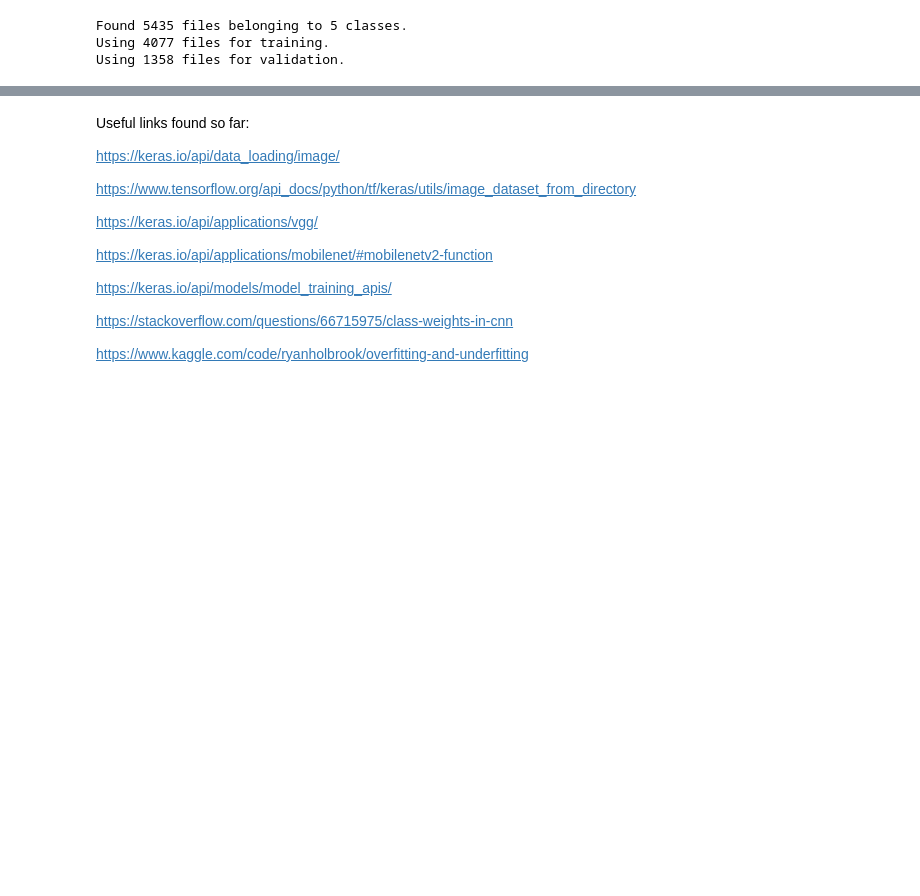
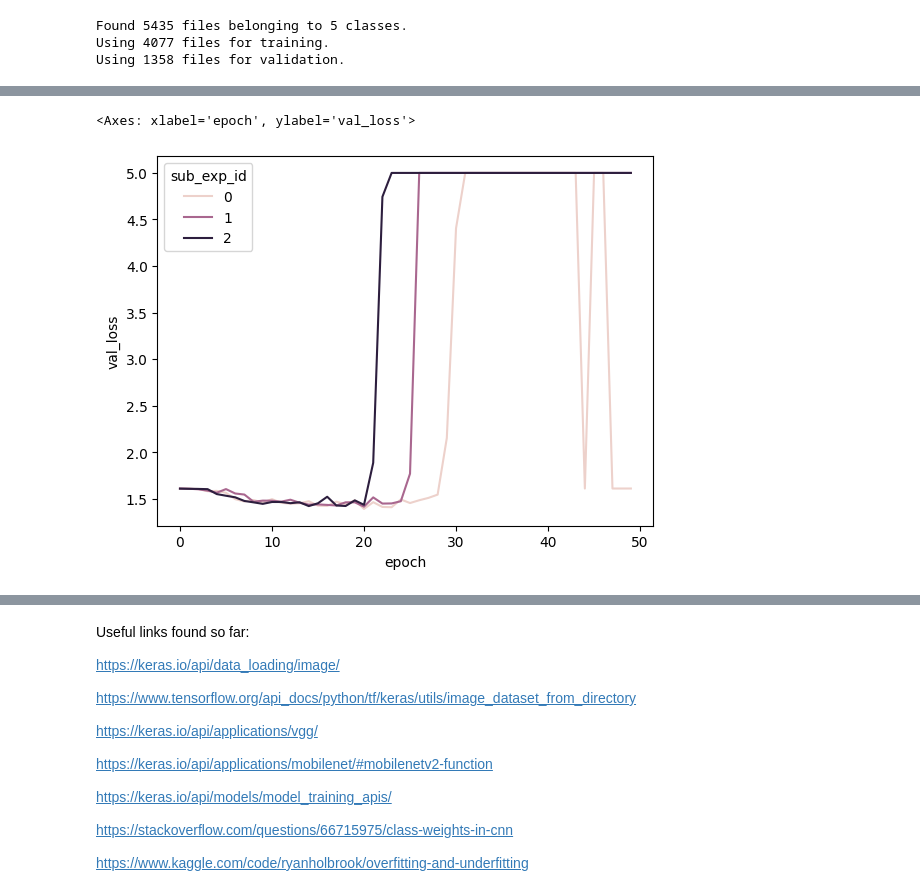
Before and after one commit to btsmith29/AMLS_II_assignment23_24, a Jupyter notebook: elec0135-assignment-cld.ipynb, the cells around one changed output, grey strips where cells are left out. Cells and saved outputs as stored; diff of their text form; code cells hidden in the pictures; blank space fills up the shorter version.

```diff
--- a/elec0135-assignment-cld.ipynb
+++ b/elec0135-assignment-cld.ipynb
@@ -319,0 +376,5 @@ df_results = pd.DataFrame
+# %%
+sns.lineplot(data=df_results2[df_results2.exp_id=="1"], x="epoch", y="val_loss", hue="sub_exp_id")
+# %% [output]
+<Axes: xlabel='epoch', ylabel='val_loss'>
+[figure, added]
```
Also changed, not shown: parts of 24 cells of this notebook.
